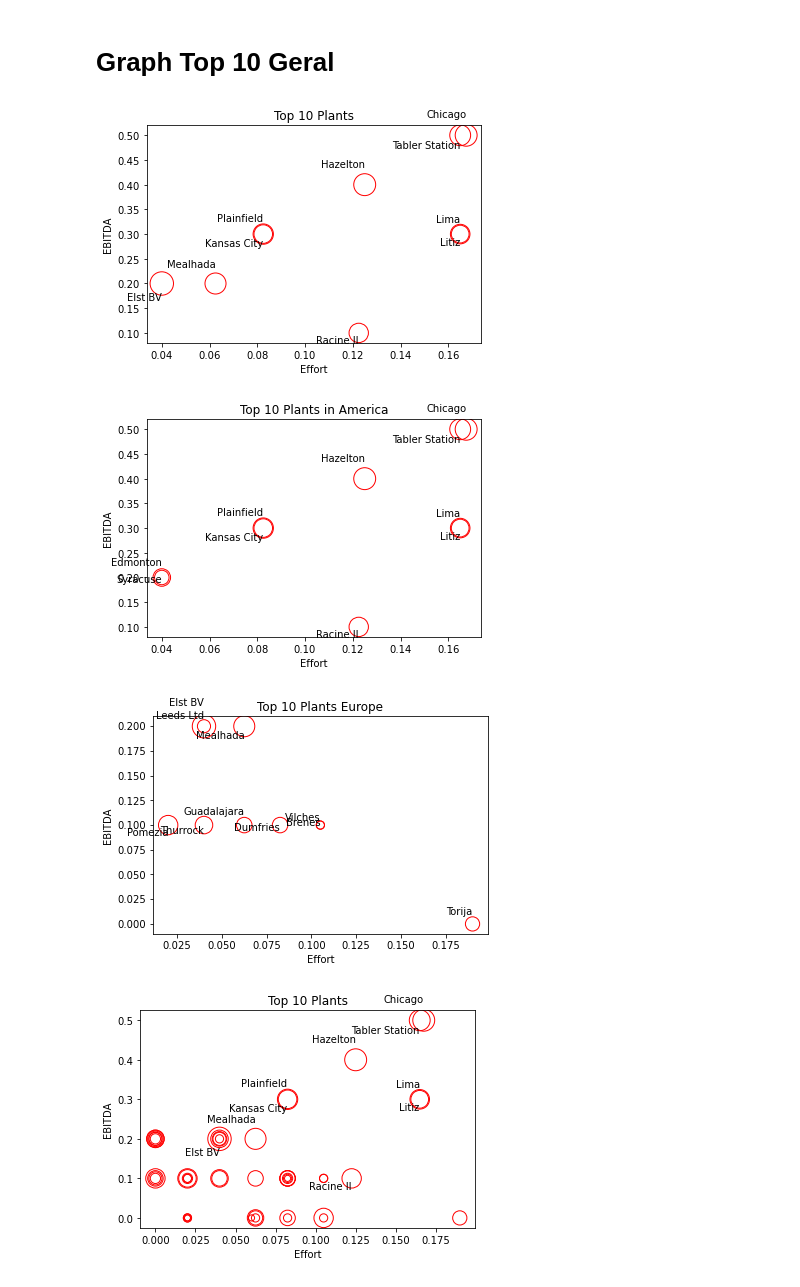
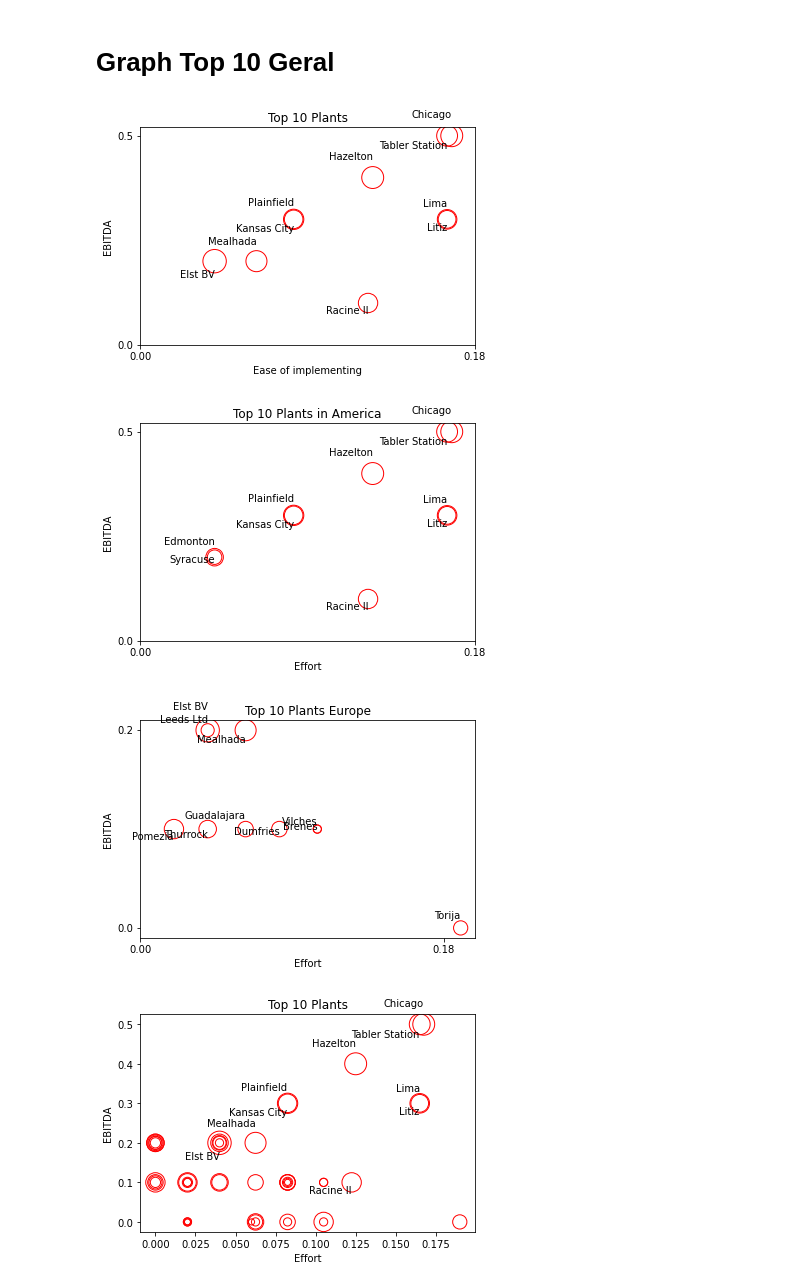
Before and after one commit to nunoglopes/nunol_logo_public, a Jupyter notebook: PlantMatrix.ipynb, the cells around one changed output. Cells and saved outputs as stored; diff of their text form; code cells hidden in the pictures.

```diff
--- a/PlantMatrix.ipynb
+++ b/PlantMatrix.ipynb
@@ -108,27 +101,29 @@ SAP ID            Name  Total  Complexity  Ebitda  Effort
 # %%
 x=top10_total['Effort']
 y=top10_total['Ebitda']
 z=top10_total['Complexity']*3000
 z1=top10_total['Complexity']
 c=top10_total['Color']
 xd=top10_total['Continent']
 names=top10_total['Name']
 
 scat=plt.scatter(x,y,z, marker='o', facecolors='none', edgecolors='r')
 plt.title('Top 10 Plants')
-plt.xlabel('Effort')
+plt.xlabel('Ease of implementing')
 plt.ylabel('EBITDA')
+plt.yticks([0,0.5])
+plt.xticks([0,0.18])
 #plt.legend()
 #legend1 = scat.legend(*scatter.legend_elements(),
  #                   loc="lower left", title="Classes")
 #scat.add_artist(legend1)
 for i in range(0,9,2):
     plt.annotate(names[i],xy=(x[i],y[i]), xytext =(0,z1[i]*100),textcoords = 'offset points', ha= 'right', va = 'bottom')
 
 for i in range(1,10,2):
     plt.annotate(names[i],xy=(x[i],y[i]), xytext =(0,-z1[i]*100),textcoords = 'offset points', ha= 'right', va = 'bottom')
 # %% [output]
-[figure, old version]
+[figure, new version]
 # %%
 x0=top10_america['Effort']
 y0=top10_america['Ebitda']
@@ -142,6 +137,8 @@ scat=plt.scatter(x0,y0,z0, marker='o', facecolors='none', edgecolors='r')
 plt.title('Top 10 Plants in America')
 plt.xlabel('Effort')
 plt.ylabel('EBITDA')
+plt.yticks([0,0.5])
+plt.xticks([0,0.18])
 #plt.legend()
 #legend1 = scat.legend(*scatter.legend_elements(),
  #                   loc="lower left", title="Classes")
@@ -152,7 +149,7 @@ for i in range(0,9,2):
 for i in range(1,10,2):
     plt.annotate(names[i],xy=(x0[i],y0[i]), xytext =(0,-z10[i]*100),textcoords = 'offset points', ha= 'right', va = 'bottom')
 # %% [output]
-[figure, old version]
+[figure, new version]
 # %%
 x00=top10_europe['Effort']
 y00=top10_europe['Ebitda']
@@ -166,6 +163,8 @@ scat=plt.scatter(x00,y00,z00, marker='o', facecolors='none', edgecolors='r')
 plt.title('Top 10 Plants Europe')
 plt.xlabel('Effort')
 plt.ylabel('EBITDA')
+plt.yticks([0,0.2])
+plt.xticks([0,0.18])
 #plt.legend()
 #legend1 = scat.legend(*scatter.legend_elements(),
  #                   loc="lower left", title="Classes")
@@ -176,7 +175,7 @@ for i in range(0,9,2):
 for i in range(1,10,2):
     plt.annotate(names[i],xy=(x00[i],y00[i]), xytext =(0,-z100[i]*100),textcoords = 'offset points', ha= 'right', va = 'bottom')
 # %% [output]
-[figure, old version]
+[figure, new version]
 # %%
 x=minha_matriz['Effort']
 y=minha_matriz['Ebitda']
```
Also changed, not shown: parts of 2 cells of this notebook.
